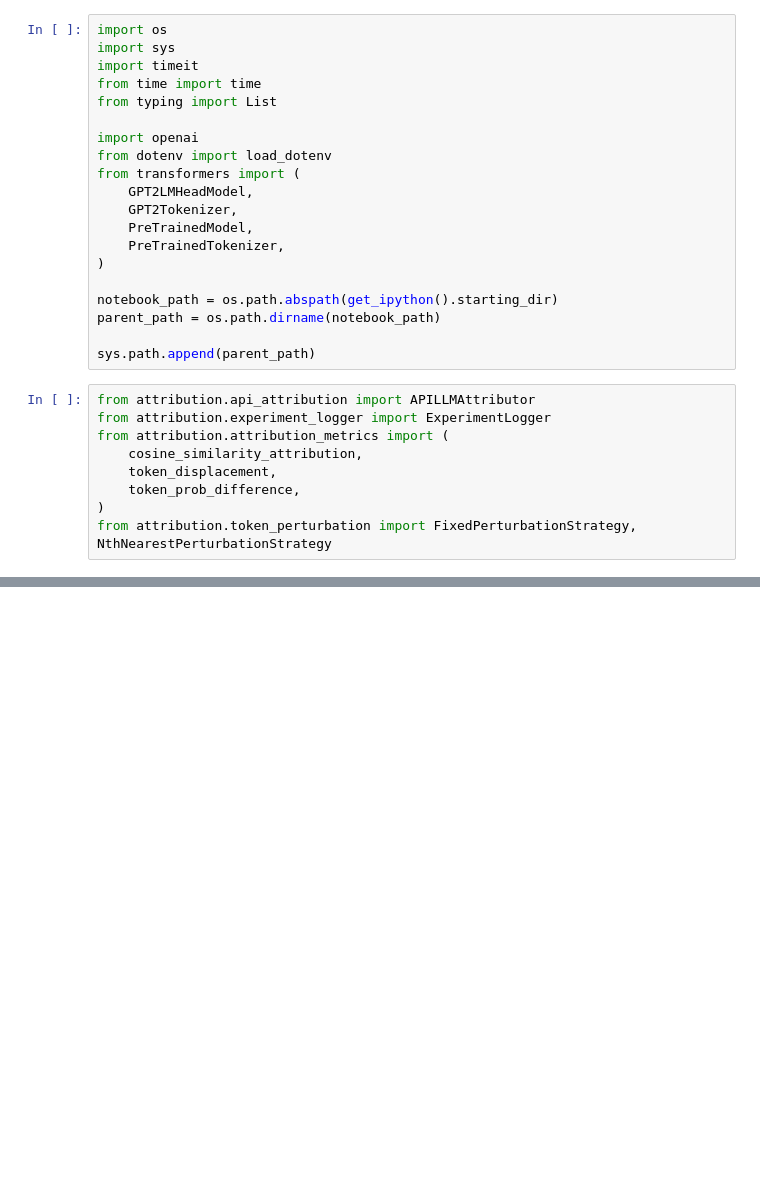
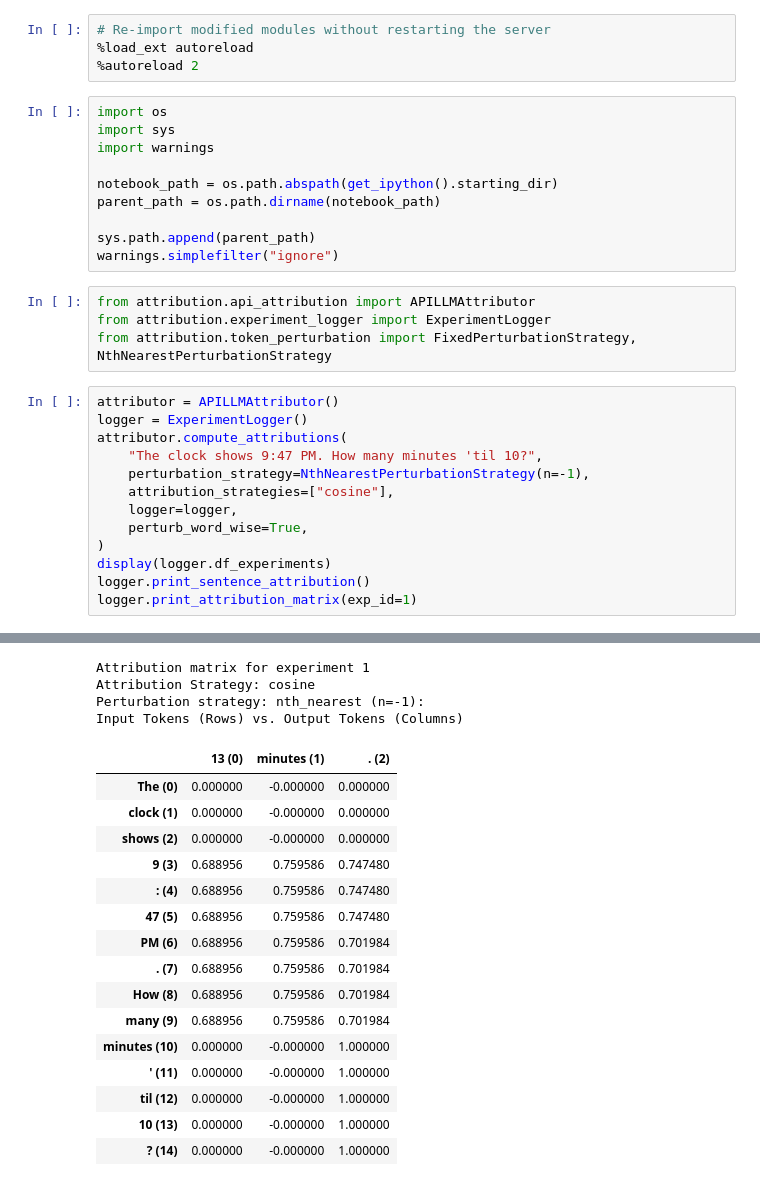
Before and after one commit to leap-laboratories/PIZZA, a Jupyter notebook: research/api_llm_attribution.ipynb, the cells around one changed output, grey strips where cells are left out. Saved outputs shown, nothing was run; the diff lists cells and outputs as text; blank space fills up the shorter version.

```diff
--- a/research/api_llm_attribution.ipynb
+++ b/research/api_llm_attribution.ipynb
@@ -1,29 +1,32 @@
+# %%
+# Re-import modified modules without restarting the server
+%load_ext autoreload
+%autoreload 2
 # %%
 import os
 import sys
-import timeit
-from time import time
-from typing import List
-
-import openai
-from dotenv import load_dotenv
-from transformers import (
-    GPT2LMHeadModel,
-    GPT2Tokenizer,
-    PreTrainedModel,
-    PreTrainedTokenizer,
-)
+import warnings
 
 notebook_path = os.path.abspath(get_ipython().starting_dir)
 parent_path = os.path.dirname(notebook_path)
 
 sys.path.append(parent_path)
+warnings.simplefilter("ignore")
 # %%
 from attribution.api_attribution import APILLMAttributor
 from attribution.experiment_logger import ExperimentLogger
-from attribution.attribution_metrics import (
-    cosine_similarity_attribution,
-    token_displacement,
-    token_prob_difference,
-)
 from attribution.token_perturbation import FixedPerturbationStrategy, NthNearestPerturbationStrategy
+# %%
+attributor = APILLMAttributor()
+logger = ExperimentLogger()
+attributor.compute_attributions(
+    "The clock shows 9:47 PM. How many minutes 'til 10?",
+    perturbation_strategy=NthNearestPerturbationStrategy(n=-1),
+    attribution_strategies=["cosine"],
+    logger=logger,
+    perturb_word_wise=True,
+)
+display(logger.df_experiments)
+logger.print_sentence_attribution()
+logger.print_attribution_matrix(exp_id=1)
+# %% [output]
@@ -29,0 +37,20 @@ from attribution.token_perturbation import FixedPerturbationStrategy, NthNearest
+Attribution matrix for experiment 1
+Attribution Strategy: cosine
+Perturbation strategy: nth_nearest (n=-1):
+Input Tokens (Rows) vs. Output Tokens (Columns)
+|  | 13 (0) | minutes (1) | . (2) |
+| The (0) | 0.000000 | -0.000000 | 0.000000 |
+| clock (1) | 0.000000 | -0.000000 | 0.000000 |
+| shows (2) | 0.000000 | -0.000000 | 0.000000 |
+| 9 (3) | 0.688956 | 0.759586 | 0.747480 |
+| : (4) | 0.688956 | 0.759586 | 0.747480 |
+| 47 (5) | 0.688956 | 0.759586 | 0.747480 |
+| PM (6) | 0.688956 | 0.759586 | 0.701984 |
+| . (7) | 0.688956 | 0.759586 | 0.701984 |
+| How (8) | 0.688956 | 0.759586 | 0.701984 |
+| many (9) | 0.688956 | 0.759586 | 0.701984 |
+| minutes (10) | 0.000000 | -0.000000 | 1.000000 |
+| ' (11) | 0.000000 | -0.000000 | 1.000000 |
+| til (12) | 0.000000 | -0.000000 | 1.000000 |
+| 10 (13) | 0.000000 | -0.000000 | 1.000000 |
+| ? (14) | 0.000000 | -0.000000 | 1.000000 |
```
Also changed, not shown: parts of 7 cells of this notebook, 8 other files.
